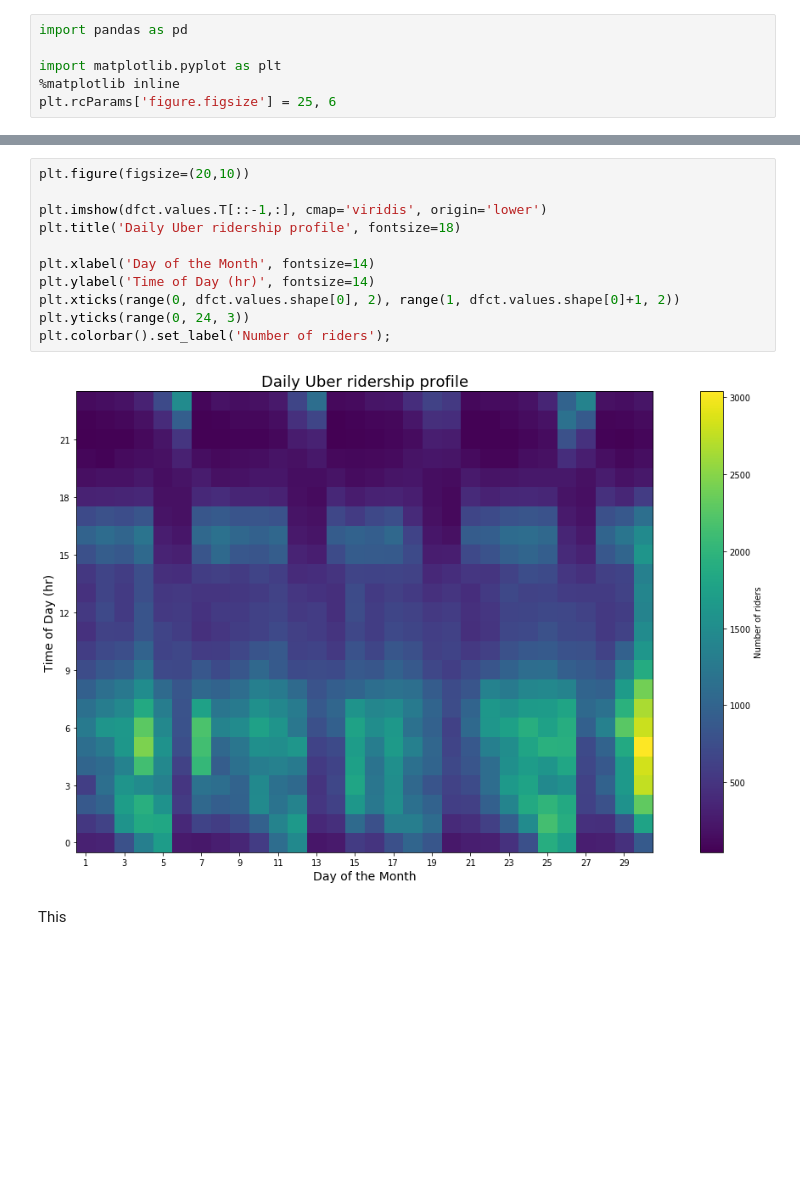
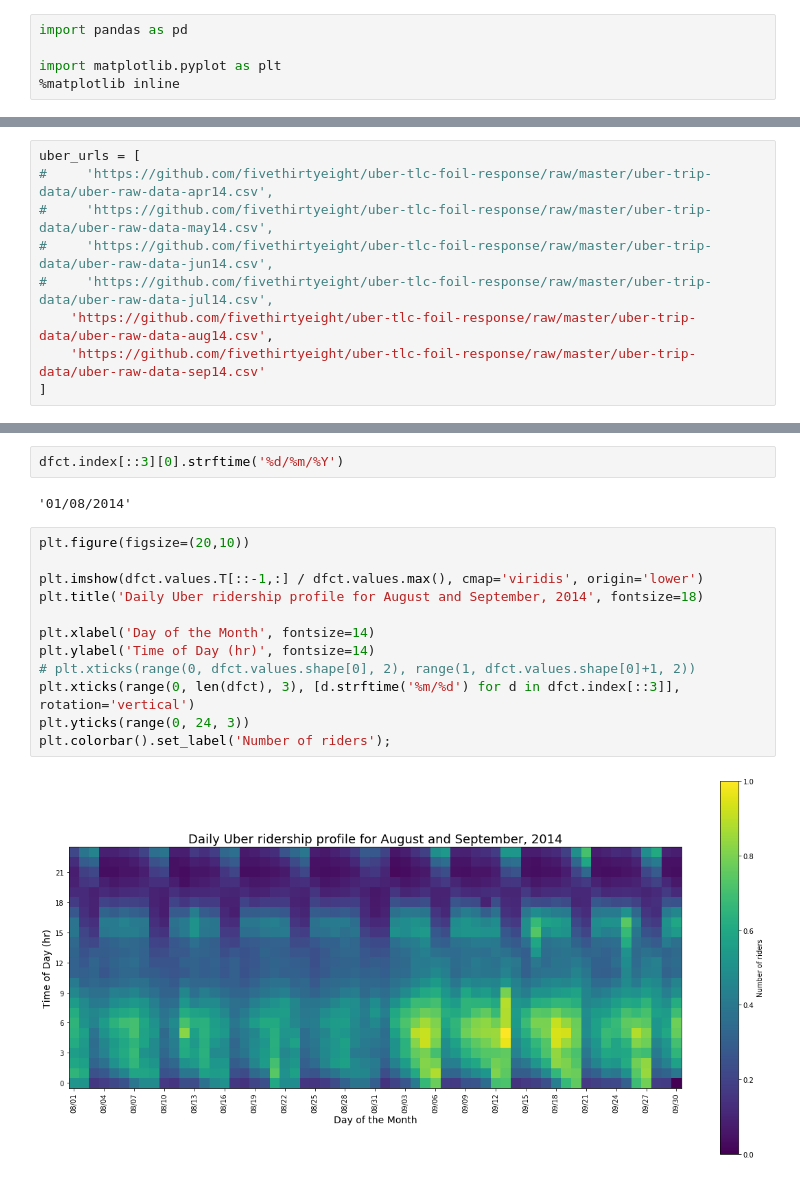
Before and after one commit to beasteers/PUI2017_bs3639, a Jupyter notebook: HW8_bs3639/Visualization.ipynb, the cells around one changed output, grey strips where cells are left out. Cells and saved outputs as stored; diff of their text form; blank space fills up the shorter version.

```diff
--- a/HW8_bs3639/Visualization.ipynb
+++ b/HW8_bs3639/Visualization.ipynb
@@ -3,4 +3,3 @@ import pandas as pd
 
 import matplotlib.pyplot as plt
 %matplotlib inline
-plt.rcParams['figure.figsize'] = 25, 6
@@ -9,3 +6,12 @@ uber_urls = ['https://github.com/fivethirtyeight/uber-tlc-foil-response/raw/mast
+# %%
+uber_urls = [
+#     'https://github.com/fivethirtyeight/uber-tlc-foil-response/raw/master/uber-trip-data/uber-raw-data-apr14.csv',
+#     'https://github.com/fivethirtyeight/uber-tlc-foil-response/raw/master/uber-trip-data/uber-raw-data-may14.csv',
+#     'https://github.com/fivethirtyeight/uber-tlc-foil-response/raw/master/uber-trip-data/uber-raw-data-jun14.csv',
+#     'https://github.com/fivethirtyeight/uber-tlc-foil-response/raw/master/uber-trip-data/uber-raw-data-jul14.csv',
+    'https://github.com/fivethirtyeight/uber-tlc-foil-response/raw/master/uber-trip-data/uber-raw-data-aug14.csv',
+    'https://github.com/fivethirtyeight/uber-tlc-foil-response/raw/master/uber-trip-data/uber-raw-data-sep14.csv'
+]
 # %%
 df = pd.concat([
     pd.read_csv(url)
@@ -52,16 +58,19 @@ dfct.head(10)
 10 rows × 24 columns
+# %%
+dfct.index[::3][0].strftime('%d/%m/%Y')
+# %% [output]
+'01/08/2014'
 # %%
 plt.figure(figsize=(20,10))
 
-plt.imshow(dfct.values.T[::-1,:], cmap='viridis', origin='lower')
-plt.title('Daily Uber ridership profile', fontsize=18)
+plt.imshow(dfct.values.T[::-1,:] / dfct.values.max(), cmap='viridis', origin='lower')
+plt.title('Daily Uber ridership profile for August and September, 2014', fontsize=18)
 
 plt.xlabel('Day of the Month', fontsize=14)
 plt.ylabel('Time of Day (hr)', fontsize=14)
-plt.xticks(range(0, dfct.values.shape[0], 2), range(1, dfct.values.shape[0]+1, 2))
+# plt.xticks(range(0, dfct.values.shape[0], 2), range(1, dfct.values.shape[0]+1, 2))
+plt.xticks(range(0, len(dfct), 3), [d.strftime('%m/%d') for d in dfct.index[::3]], rotation='vertical')
 plt.yticks(range(0, 24, 3))
 plt.colorbar().set_label('Number of riders');
 # %% [output]
-[figure, old version]
+[figure, new version]
-# %% [markdown]
-This
```
Also changed, not shown: parts of 5 cells of this notebook, 1 other file.
